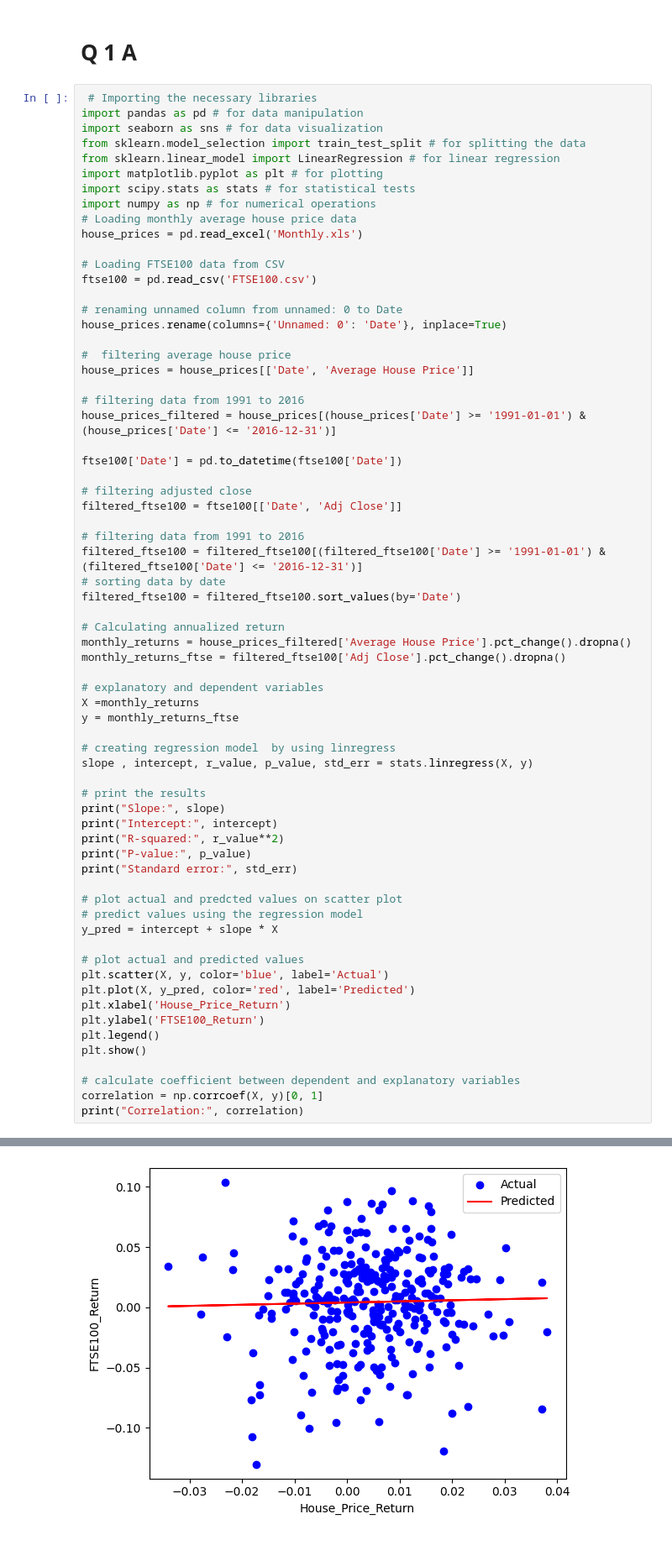
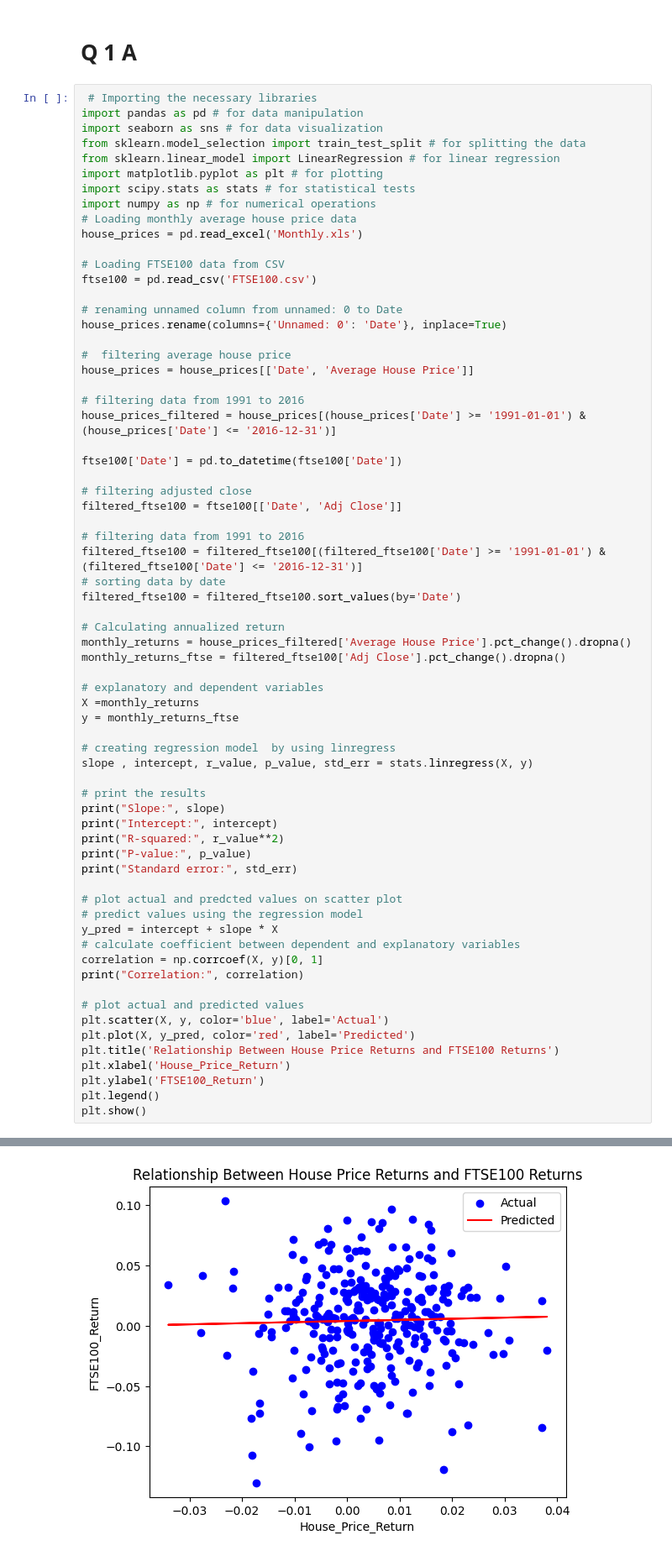
Before and after one commit to Luciefifi/DIAML_4, a Jupyter notebook: lniyomut_DIAML_Assignment4.ipynb, the cells around one changed output, grey strips where cells are left out. Shown at 84% size. Cells and saved outputs as stored; diff of their text form.

```diff
--- a/lniyomut_DIAML_Assignment4.ipynb
+++ b/lniyomut_DIAML_Assignment4.ipynb
@@ -57,18 +57,18 @@ print("Standard error:", std_err)
 # plot actual and predcted values on scatter plot
 # predict values using the regression model
 y_pred = intercept + slope * X
+# calculate coefficient between dependent and explanatory variables
+correlation = np.corrcoef(X, y)[0, 1]
+print("Correlation:", correlation)
 
 # plot actual and predicted values
 plt.scatter(X, y, color='blue', label='Actual')
 plt.plot(X, y_pred, color='red', label='Predicted')
+plt.title('Relationship Between House Price Returns and FTSE100 Returns')
 plt.xlabel('House_Price_Return')
 plt.ylabel('FTSE100_Return')
 plt.legend()
 plt.show()
-
-# calculate coefficient between dependent and explanatory variables
-correlation = np.corrcoef(X, y)[0, 1]
-print("Correlation:", correlation)
 # %% [output]
 Slope: 0.09324142754349982
 Intercept: 0.0040478376866624555
@@ -78 +79 @@ Standard error: 0.19970586443555416
-[figure, old version]
+[figure, new version]
```
Also changed, not shown: parts of 10 cells of this notebook, 1 other file.
